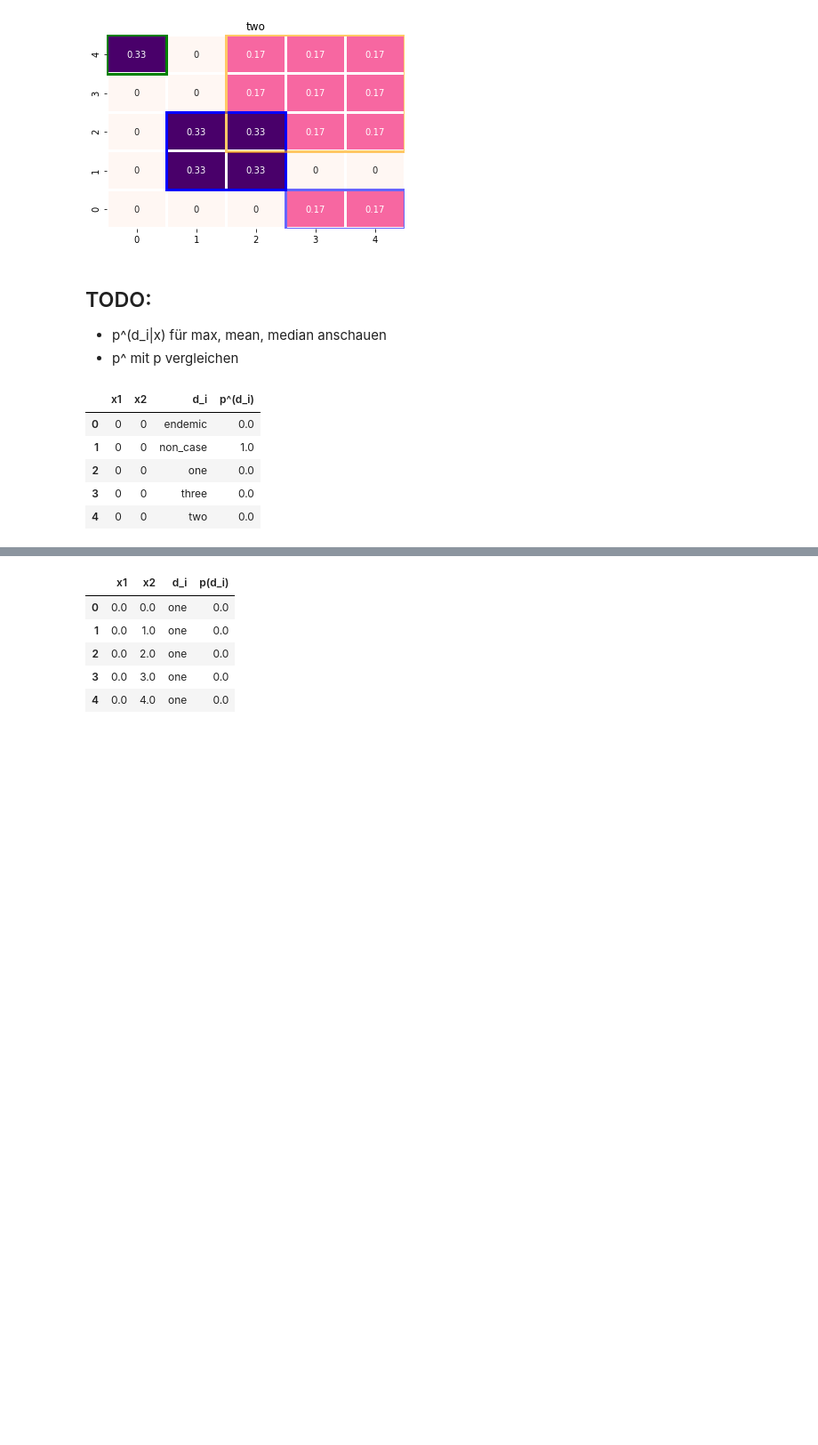
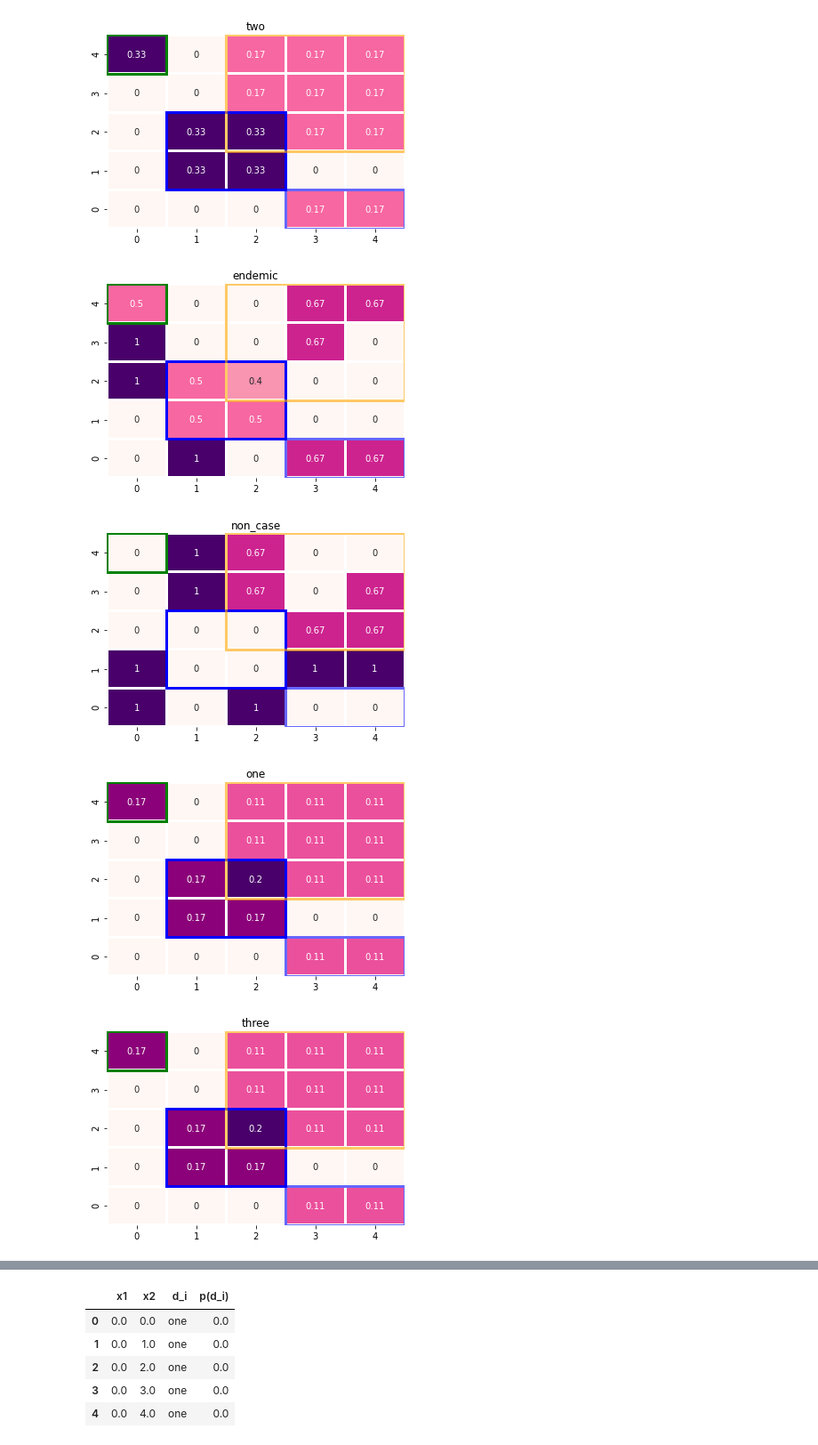
Before and after one commit to aauss/epi-quark, a Jupyter notebook: lean_score.ipynb, the cells around one changed output, grey strips where cells are left out. Shown at 89% size. Drawn from its saved outputs; the diff is of its cells as text; code cells hidden in the pictures; blank space fills up the shorter version.

Commit message:
Add todos

```diff
--- a/lean_score.ipynb
+++ b/lean_score.ipynb
@@ -299,3 +317,8 @@ signals_long.head()
+# %%
+signals_long_min = create_signal_dist("min")
+signals_long_max = create_signal_dist("max")
+signals_long_mean = create_signal_dist("mean")
+signals_long_median = create_signal_dist("median")
 # %%
 # p^(d_i | s_j, x)
 nested_list = list(
@@ -331,6 +354,13 @@ d_s_given_x.head()
 | 2 | 0 | 0 | one | C | 0.333333 |
 | 3 | 0 | 0 | one | endemic | 0.000000 |
 | 4 | 0 | 0 | one | non_case | 0.000000 |
+# %%
+def create_p_hat_di(d_s_given_x, signals_long):
+    # p^(d_i | x) = sum( p^(d_i| s_j, x) p^(s_j, x) )
+    p_hat_di = d_s_given_x.merge(signals_long, on=["x1", "x2", "s_j"])
+    p_hat_di.loc[:, "p^(d_i)"] = p_hat_di["posterior"] * p_hat_di["prior"]
+    p_hat_di = p_hat_di.groupby(["x1", "x2", "d_i"]).agg({"p^(d_i)": sum}).reset_index()
+    return p_hat_di
 # %%
 # p^(d_i | x) = sum( p^(d_i| s_j, x) p^(s_j, x) )
 p_hat_di = d_s_given_x.merge(signals_long, on=["x1", "x2", "s_j"])
@@ -338,10 +368,15 @@ p_hat_di = d_s_given_x.merge(signals_long, on=["x1", "x2", "s_j"])
 p_hat_di.loc[:, "p^(d_i)"] = p_hat_di["posterior"] * p_hat_di["prior"]
 
 p_hat_di = p_hat_di.groupby(["x1", "x2", "d_i"]).agg({"p^(d_i)": sum}).reset_index()
+# %%
+p_hat_di_min = create_p_hat_di(d_s_given_x, signals_long_min)
+p_hat_di_max = create_p_hat_di(d_s_given_x, signals_long_max)
+p_hat_di_mean = create_p_hat_di(d_s_given_x, signals_long_mean)
+p_hat_di_median = create_p_hat_di(d_s_given_x, signals_long_median)
 # %%
-for datalabel in p_hat_di["d_i"].unique():
+for datalabel in p_hat_di_min["d_i"].unique():
     plot_heatmap(
-        p_hat_di.query("d_i==@datalabel").loc[:, ["p^(d_i)"]].values,
+        p_hat_di_min.query("d_i==@datalabel").loc[:, ["p^(d_i)"]].values,
         datalabel,
     )
     plt.show()
@@ -351,16 +386,15 @@ for datalabel in p_hat_di["d_i"].unique():
 [figure]
 [figure]
 [figure]
-# %% [markdown]
-## TODO:
-- p^(d_i|x) für max, mean, median anschauen
-- p^ mit p vergleichen
-# %%
-p_hat_di.head()
-# %% [output]
-|  | x1 | x2 | d_i | p^(d_i) |
-| 0 | 0 | 0 | endemic | 0.0 |
-| 1 | 0 | 0 | non_case | 1.0 |
-| 2 | 0 | 0 | one | 0.0 |
-| 3 | 0 | 0 | three | 0.0 |
-| 4 | 0 | 0 | two | 0.0 |
+# %%
+for datalabel in p_hat_di_max["d_i"].unique():
+    plot_heatmap(
+        p_hat_di_max.query("d_i==@datalabel").loc[:, ["p^(d_i)"]].values,
+        datalabel,
+    )
+    plt.show()
+# %% [output]
+[figure, added]
+[figure, added]
+[figure, added]
+[figure, added]
```
Also changed, not shown: parts of 21 cells of this notebook.
